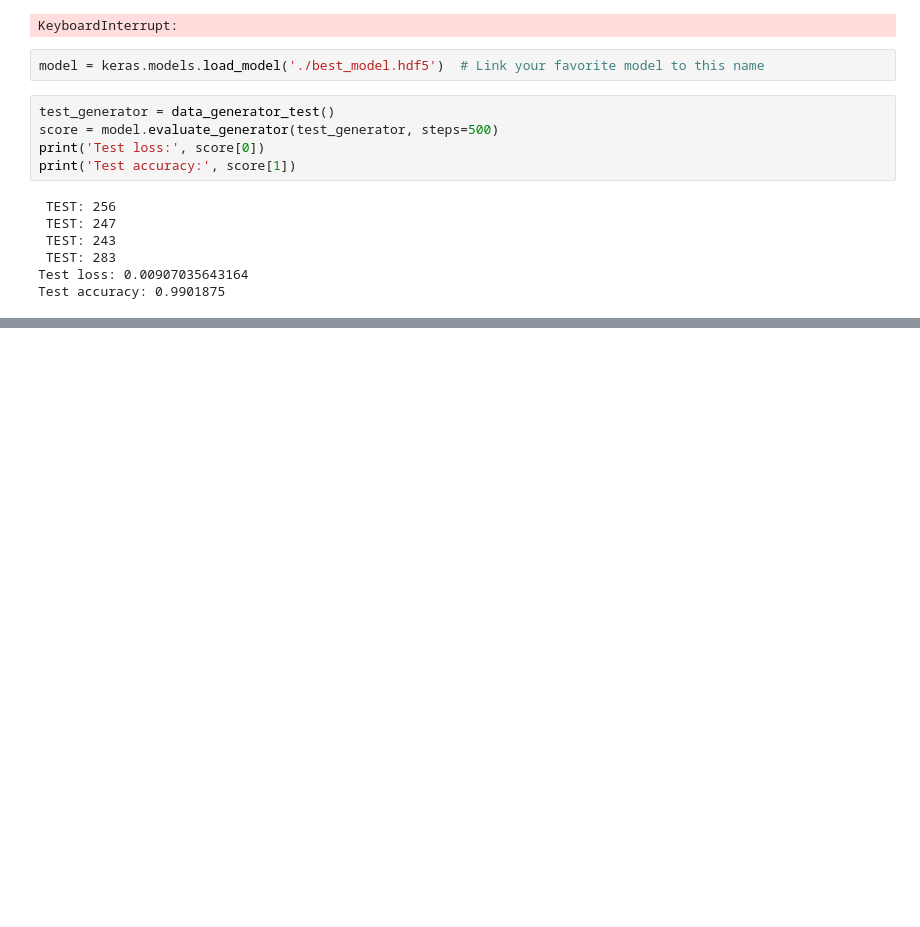
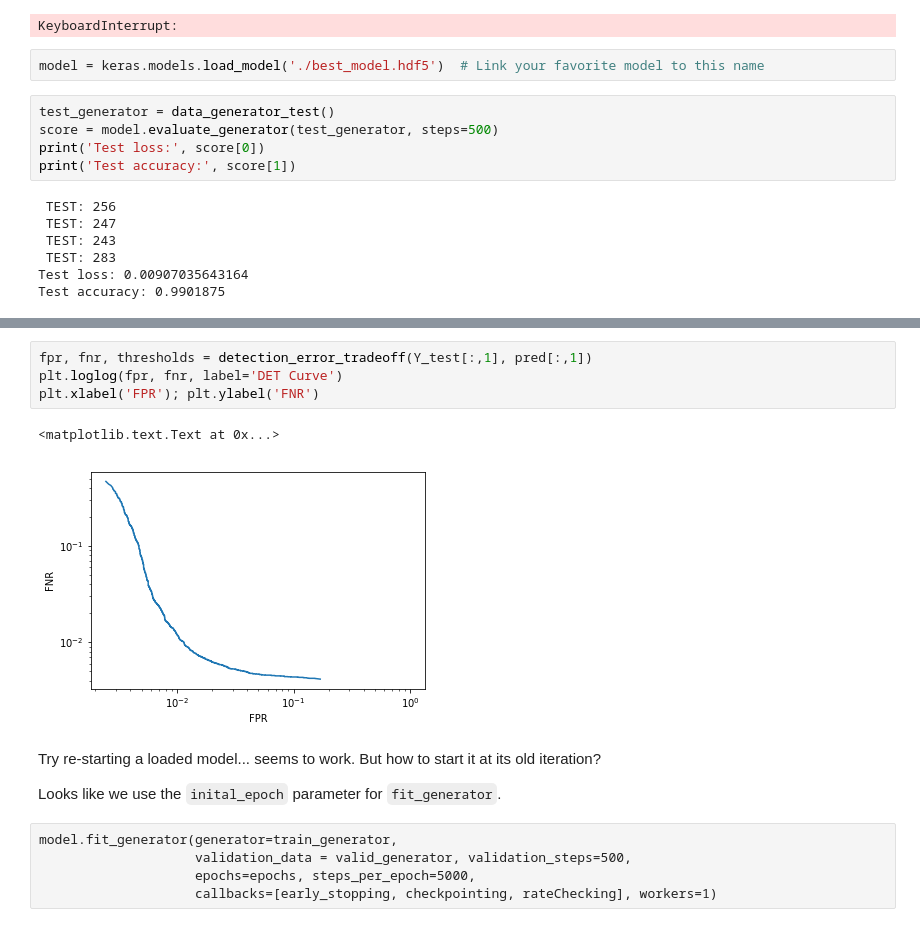
Before and after one commit to djreiss/CNN_HiTS_demo, a Jupyter notebook: CNN_HiTS_demo_big-datagen2.ipynb, the cells around one changed output, grey strips where cells are left out. Cells and saved outputs as stored; diff of their text form; blank space fills up the shorter version.

```diff
--- a/CNN_HiTS_demo_big-datagen2.ipynb
+++ b/CNN_HiTS_demo_big-datagen2.ipynb
@@ -425,0 +606,16 @@ KeyboardInterrupt:
+# %%
+fpr, fnr, thresholds = detection_error_tradeoff(Y_test[:,1], pred[:,1])
+plt.loglog(fpr, fnr, label='DET Curve')
+plt.xlabel('FPR'); plt.ylabel('FNR')
+# %% [output]
+<matplotlib.text.Text at 0x...>
+[figure, added]
+# %% [markdown]
+Try re-starting a loaded model...  seems to work. But how to start it at its old iteration?
+
+Looks like we use the `inital_epoch` parameter for `fit_generator`.
+# %% [raw]
+model.fit_generator(generator=train_generator,
+                    validation_data = valid_generator, validation_steps=500,
+                    epochs=epochs, steps_per_epoch=5000,
+                    callbacks=[early_stopping, checkpointing, rateChecking], workers=1)
```
Also changed, not shown: parts of 11 cells of this notebook.
